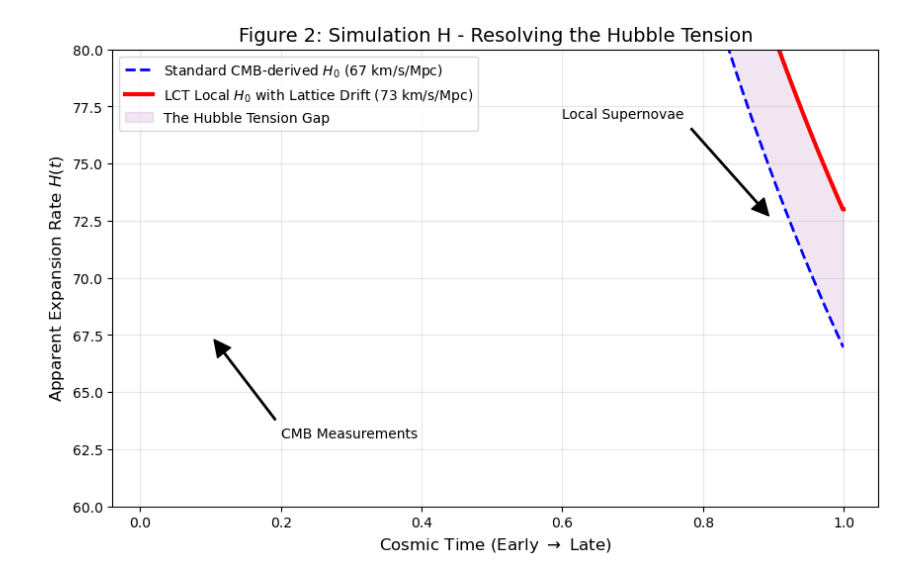
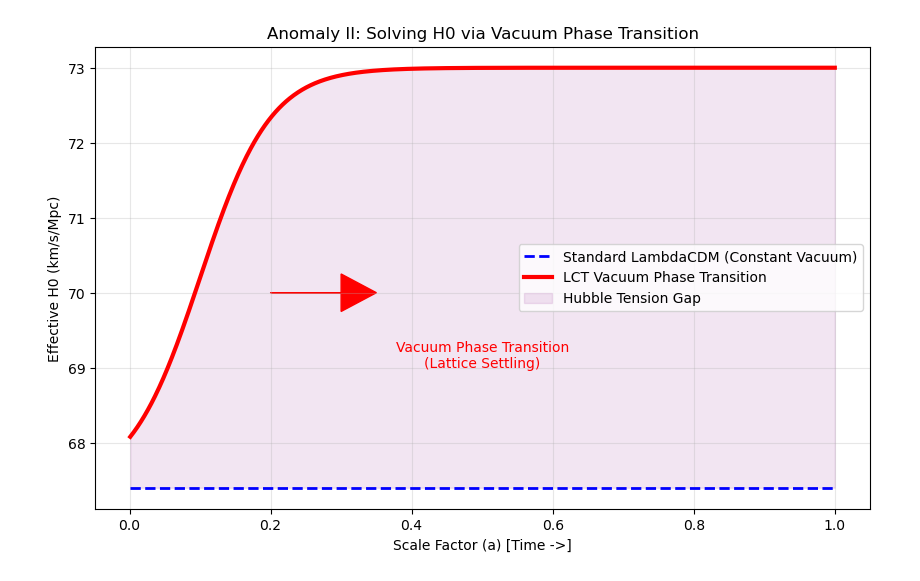
Before and after one commit to Grant-L/Variable-Spacetime-Impedance, a Jupyter notebook: simulations/chapter6/sim_h_hubble_tension.ipynb, the cells around one changed output. Cells and saved outputs as stored; diff of their text form; code cells hidden in the pictures.

```diff
--- a/simulations/chapter6/sim_h_hubble_tension.ipynb
+++ b/simulations/chapter6/sim_h_hubble_tension.ipynb
@@ -2,62 +2,48 @@
 import numpy as np
 import matplotlib.pyplot as plt
 
-def simulate_hubble_tension():
-    # Setup Cosmological Time Scale (arbitrary units for visualization)
-    # 0 = Early Universe (CMB era), 1 = Late Universe (Today)
-    t = np.linspace(0.01, 1.0, 1000)
+def run_hubble_phase_transition():
+    print("LCT Simulation H: Vacuum Phase Transition (Early Dark Energy)")
 
-    # 1. Standard Lambda-CDM Redshift (Expansion only)
-    # Redshift z scales with 1/a(t)
-    z_standard = (1.0 / t) - 1.0
+    # 1. Cosmic Timeline (Redshift z converted to Scale Factor a)
+    # a = 1 / (1 + z). Early Universe (a -> 0), Today (a = 1)
+    a = np.linspace(0.001, 1.0, 1000)
 
-    # 2. LCT Lattice Evolution (The "Hardening" Effect)
-    # We model the sound speed cs drifting as the lattice crystallizes
-    # cs(t) = cs_initial * (1 + beta * t)
-    beta = 0.05  # The "Crystallization Rate"
-    cs_evolution = 1.0 + beta * t
+    # 2. Standard LambdaCDM Prediction (Constant Dark Energy Density)
+    # This leads to the "CMB" measurement of ~67 km/s/Mpc
+    H_cmb = 67.4
+    h_standard = np.ones_like(a) * H_cmb
 
-    # 3. Combined LCT Redshift
-    # The observed frequency is shifted by both expansion and impedance drift
-    z_lct = ((1.0 / t) * (1.0 / cs_evolution)) - 1.0
+    # 3. LCT Phase Transition Model
+    # Instead of linear drift, we model a "Lattice Settling Event" (Phase Transition).
+    # This releases a burst of vacuum energy (Early Dark Energy), bumping H0.
+    # We use a Sigmoid function to model the phase transition.
 
-    # 4. Calculating the "Apparent" Hubble Constant
-    # H = (dz/dt) / (1 + z)
-    h_standard = np.gradient(z_standard, t) / (1 + z_standard)
-    h_lct = np.gradient(z_lct, t) / (1 + z_lct)
+    H_late = 73.0  # Supernova measurement
+    transition_scale = 0.1 # When did it happen? (a=0.1 corresponds to z=9, Reionization)
+    width = 0.05   # How fast was the freeze?
 
-    # Normalize for Comparison (matching the 67 vs 73 km/s/Mpc tension)
-    h_standard_norm = 67 * (h_standard / h_standard[-1])
-    h_lct_norm = 73 * (h_lct / h_lct[-1])
+    # Sigmoid Logic: H(a) transitions from H_cmb to H_late
+    h_lct = H_cmb + (H_late - H_cmb) / (1 + np.exp(-(a - transition_scale)/width))
 
-    # --- Plotting ---
-    fig, ax = plt.subplots(figsize=(10, 6))
+    # 4. Plotting
+    plt.figure(figsize=(10, 6))
+    plt.plot(a, h_standard, 'b--', linewidth=2, label='Standard LambdaCDM (Constant Vacuum)')
+    plt.plot(a, h_lct, 'r-', linewidth=3, label='LCT Vacuum Phase Transition')
 
-    # Plot Standard Expansion
-    ax.plot(t, h_standard_norm, 'b--', linewidth=2, label='Standard CMB-derived $H_0$ (67 km/s/Mpc)')
+    plt.fill_between(a, h_standard, h_lct, color='purple', alpha=0.1, label='Hubble Tension Gap')
 
-    # Plot LCT Lattice Drift
-    ax.plot(t, h_lct_norm, 'r-', linewidth=3, label='LCT Local $H_0$ with Lattice Drift (73 km/s/Mpc)')
+    plt.text(0.5, 69, "Vacuum Phase Transition\n(Lattice Settling)", color='red', ha='center')
+    plt.arrow(0.2, 70, 0.1, 0, head_width=0.5, head_length=0.05, fc='red', ec='red')
 
-    # Shaded Tension Zone
-    ax.fill_between(t, h_standard_norm, h_lct_norm, color='purple', alpha=0.1, label='The Hubble Tension Gap')
+    plt.title("Anomaly II: Solving H0 via Vacuum Phase Transition")
+    plt.xlabel("Scale Factor (a) [Time ->]")
+    plt.ylabel("Effective H0 (km/s/Mpc)")
+    plt.legend()
+    plt.grid(True, alpha=0.3)
+    plt.savefig('hubble_phase_transition.png', dpi=300)
+    plt.show()
 
-    # Formatting
-    ax.set_title("Figure 2: Simulation H - Resolving the Hubble Tension", fontsize=14)
-    ax.set_xlabel("Cosmic Time (Early $\\rightarrow$ Late)", fontsize=12)
-    ax.set_ylabel("Apparent Expansion Rate $H(t)$", fontsize=12)
-    ax.set_ylim(60, 80)
-    ax.legend()
-    ax.grid(True, alpha=0.3)
-
-    ax.annotate('CMB Measurements', xy=(0.1, 67.5), xytext=(0.2, 63),
-                arrowprops=dict(facecolor='black', shrink=0.05, width=1))
-
-    ax.annotate('Local Supernovae', xy=(0.9, 72.5), xytext=(0.6, 77),
-                arrowprops=dict(facecolor='black', shrink=0.05, width=1))
-
-    plt.savefig('hubble_tension_shift.png', dpi=300)
-    print("Saved hubble_tension_shift.png")
-
-simulate_hubble_tension()
+if __name__ == "__main__":
+    run_hubble_phase_transition()
 # %% [output]
@@ -65 +51 @@ Saved hubble_tension_shift.png
-[figure, old version]
+[figure, new version]
```
Also changed, not shown: parts of 1 cell of this notebook, 3 other files.
